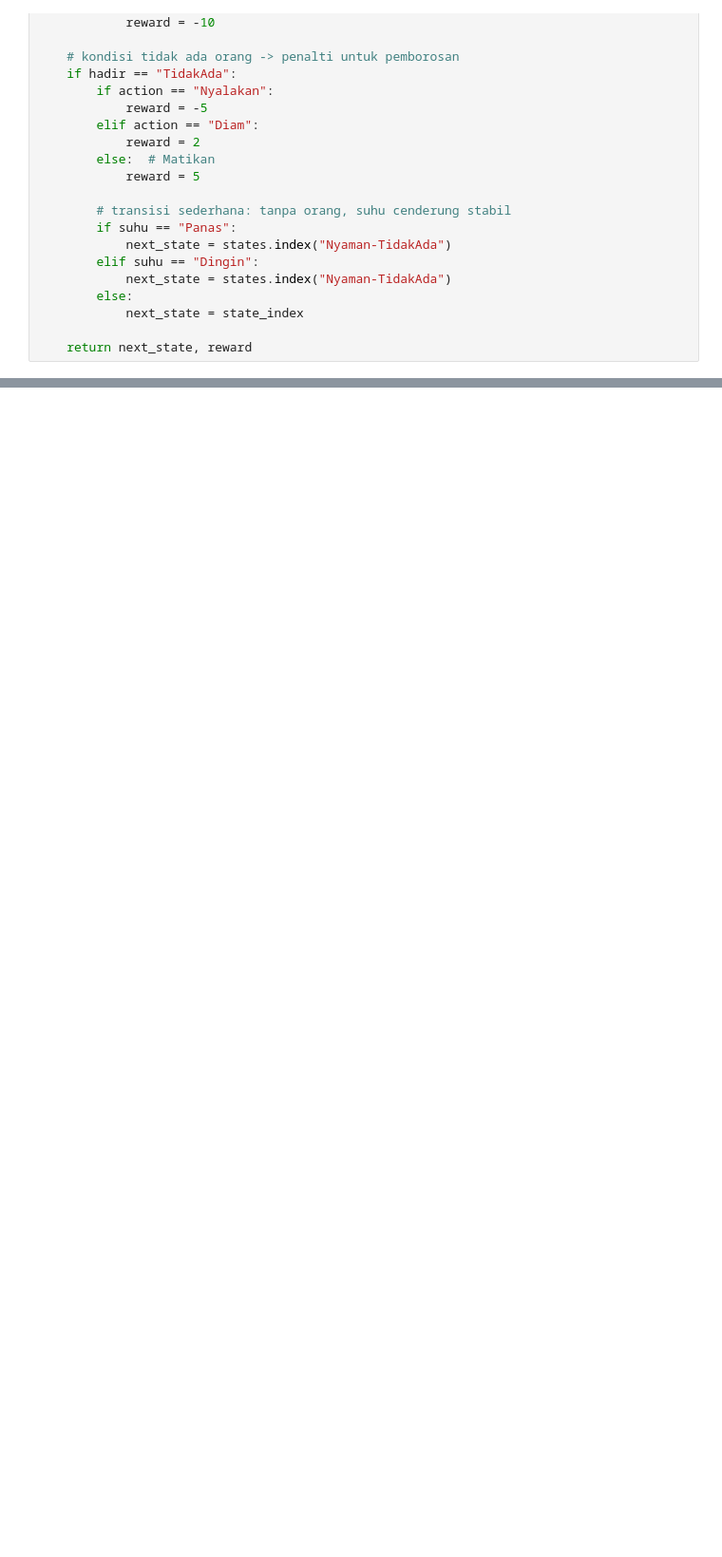
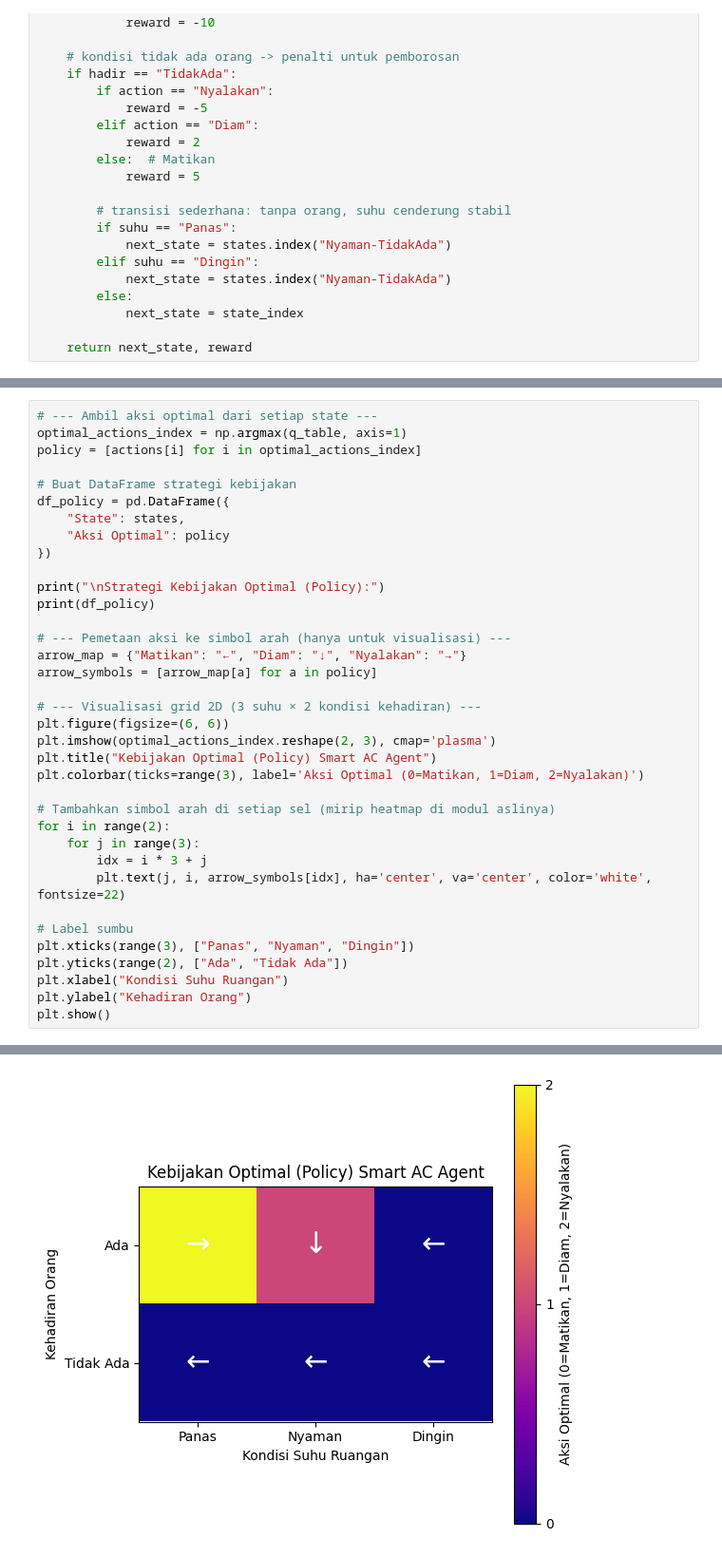
Before and after one commit to MuhamadDaffaNashrullah/MODUL-7-MACHINE-LEARNING, a Jupyter notebook: TA7.ipynb, the cells around one changed output, grey strips where cells are left out. Shown at 95% size. Saved outputs shown, nothing was run; the diff lists cells and outputs as text; blank space fills up the shorter version.

```diff
--- a/TA7.ipynb
+++ b/TA7.ipynb
@@ -121,0 +194,37 @@ NameError: name 'step' is not defined
+# %%
+# --- Ambil aksi optimal dari setiap state ---
+optimal_actions_index = np.argmax(q_table, axis=1)
+policy = [actions[i] for i in optimal_actions_index]
+
+# Buat DataFrame strategi kebijakan
+df_policy = pd.DataFrame({
+    "State": states,
+    "Aksi Optimal": policy
+})
+
+print("\nStrategi Kebijakan Optimal (Policy):")
+print(df_policy)
+
+# --- Pemetaan aksi ke simbol arah (hanya untuk visualisasi) ---
+arrow_map = {"Matikan": "←", "Diam": "↓", "Nyalakan": "→"}
+arrow_symbols = [arrow_map[a] for a in policy]
+
+# --- Visualisasi grid 2D (3 suhu × 2 kondisi kehadiran) ---
+plt.figure(figsize=(6, 6))
+plt.imshow(optimal_actions_index.reshape(2, 3), cmap='plasma')
+plt.title("Kebijakan Optimal (Policy) Smart AC Agent")
+plt.colorbar(ticks=range(3), label='Aksi Optimal (0=Matikan, 1=Diam, 2=Nyalakan)')
+
+# Tambahkan simbol arah di setiap sel (mirip heatmap di modul aslinya)
+for i in range(2):
+    for j in range(3):
+        idx = i * 3 + j
+        plt.text(j, i, arrow_symbols[idx], ha='center', va='center', color='white', fontsize=22)
+
+# Label sumbu
+plt.xticks(range(3), ["Panas", "Nyaman", "Dingin"])
+plt.yticks(range(2), ["Ada", "Tidak Ada"])
+plt.xlabel("Kondisi Suhu Ruangan")
+plt.ylabel("Kehadiran Orang")
+plt.show()
+# %% [output]
@@ -121,0 +239 @@ NameError: name 'step' is not defined
+[figure, added]
```
Also changed, not shown: parts of 3 cells of this notebook.
